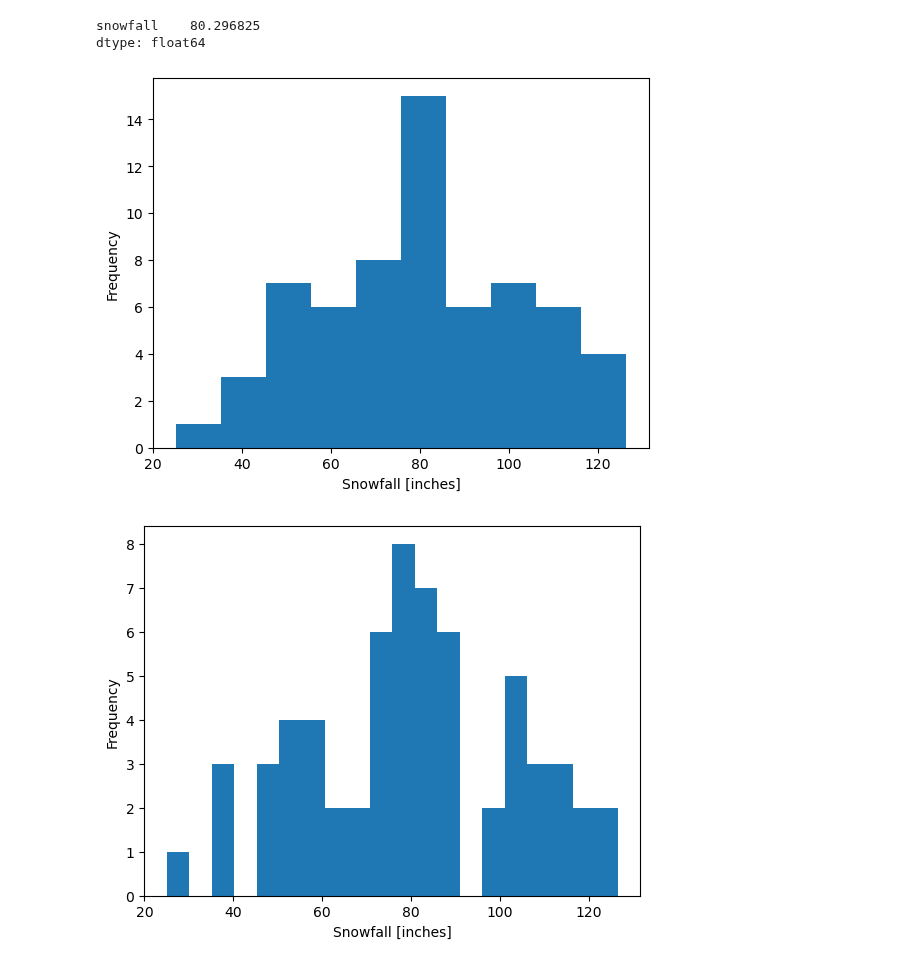
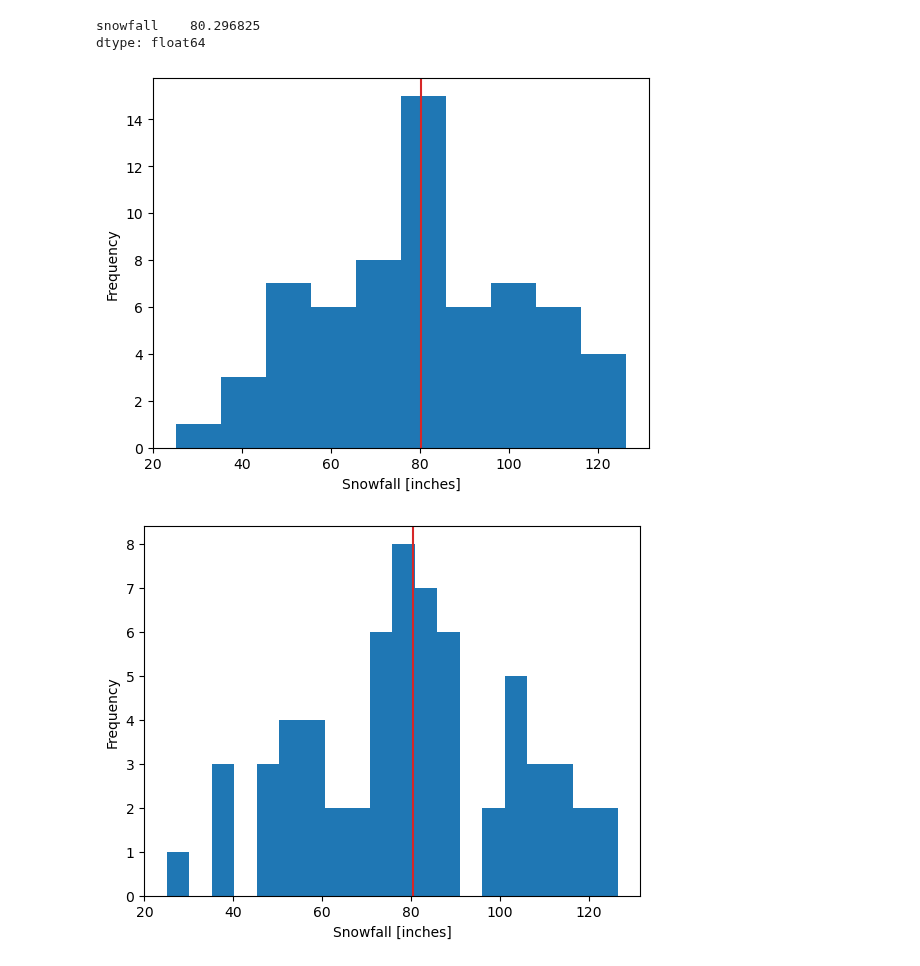
Before and after one commit to tproykov/MathsForDevelopers, a Jupyter notebook: 05.Statistics/SatisticsDemo.ipynb, the cells around one changed output. Drawn from its saved outputs; the diff is of its cells as text; code cells hidden in the pictures.

```diff
--- a/05.Statistics/SatisticsDemo.ipynb
+++ b/05.Statistics/SatisticsDemo.ipynb
@@ -37,17 +37,21 @@ snowfall    80.296825
 dtype: float64
 # %%
 plt.hist(snowfall_data)
+
+plt.axvline(snowfall_data.snowfall.mean(), color = "tab:red")
+
 plt.xlabel("Snowfall [inches]")
 plt.ylabel("Frequency")
 plt.show()
 # %% [output]
-[figure, old version]
+[figure, new version]
 # %%
 plt.hist(snowfall_data, bins = 20)
+plt.axvline(snowfall_data.snowfall.mean(), color = "tab:red")
 plt.xlabel("Snowfall [inches]")
 plt.ylabel("Frequency")
 plt.show()
 # %% [output]
-[figure, old version]
+[figure, new version]
 # %%
 plt.hist(snowfall_data, bins = 5)
```
Also changed, not shown: parts of 2 cells of this notebook.
